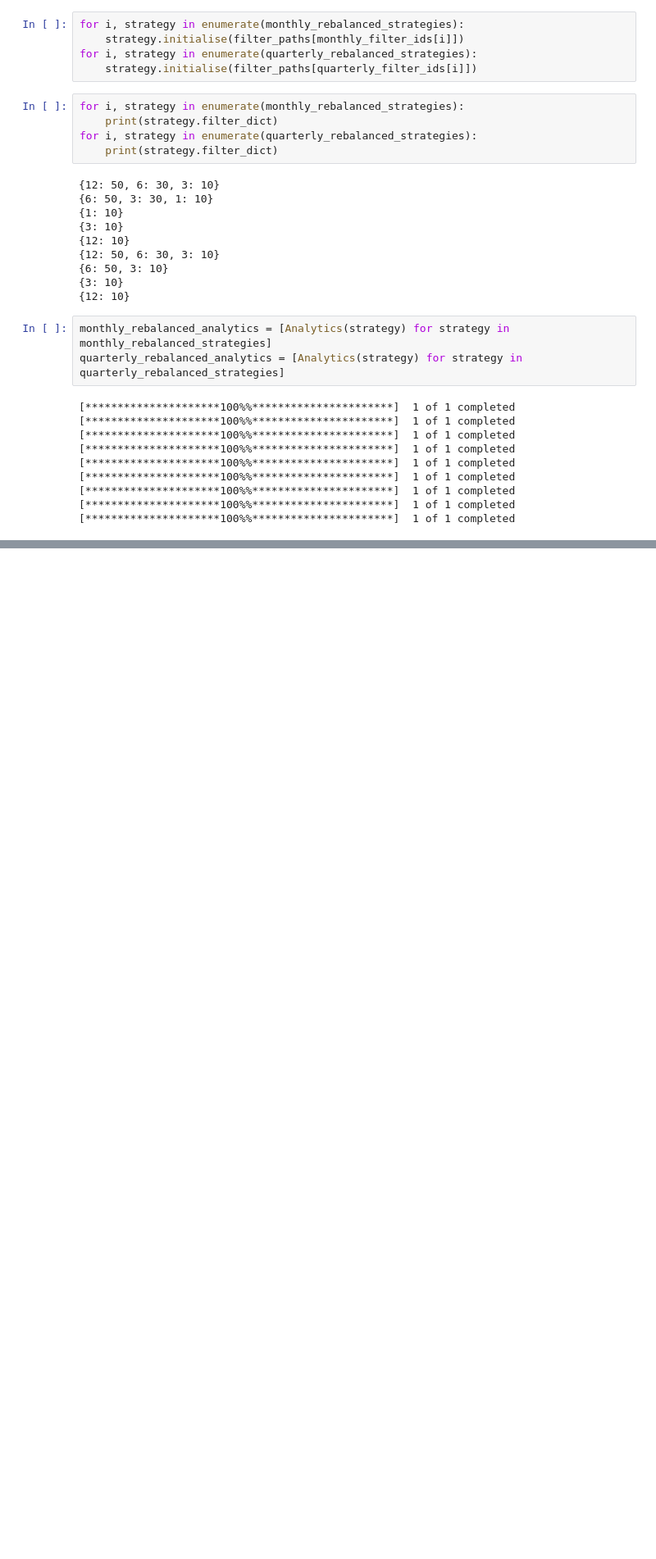
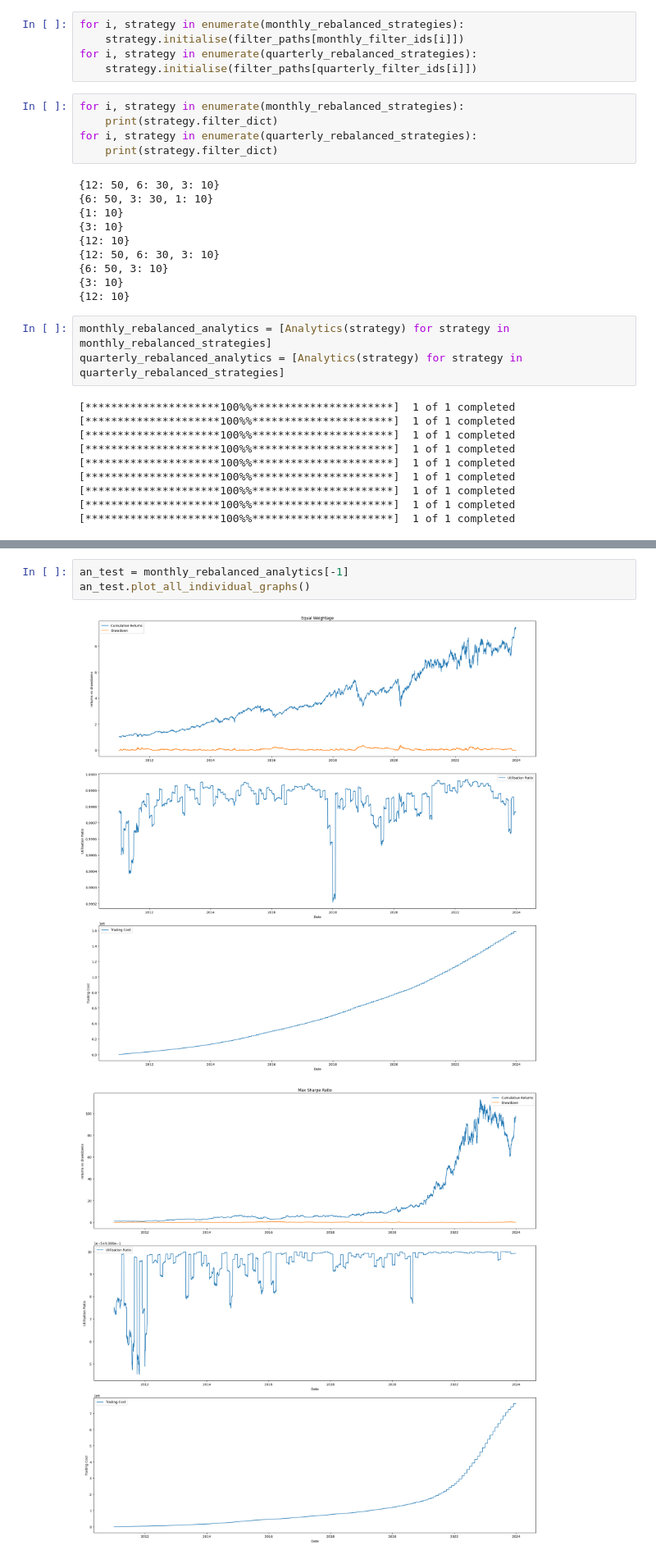
Before and after one commit to SamanvayMS/Momentum_Strategies, a Jupyter notebook: Momentum_Long_Term/momentum_strategy.ipynb, the cells around one changed output, grey strips where cells are left out. Shown at 82% size. Saved outputs shown, nothing was run; the diff lists cells and outputs as text; blank space fills up the shorter version.

```diff
--- a/Momentum_Long_Term/momentum_strategy.ipynb
+++ b/Momentum_Long_Term/momentum_strategy.ipynb
@@ -161,0 +115,6 @@ for an in quarterly_rebalanced_analytics:
+# %%
+an_test = monthly_rebalanced_analytics[-1]
+an_test.plot_all_individual_graphs()
+# %% [output]
+[figure, added]
+[figure, added]
```
Also changed, not shown: parts of 6 cells of this notebook, 2 other files.
